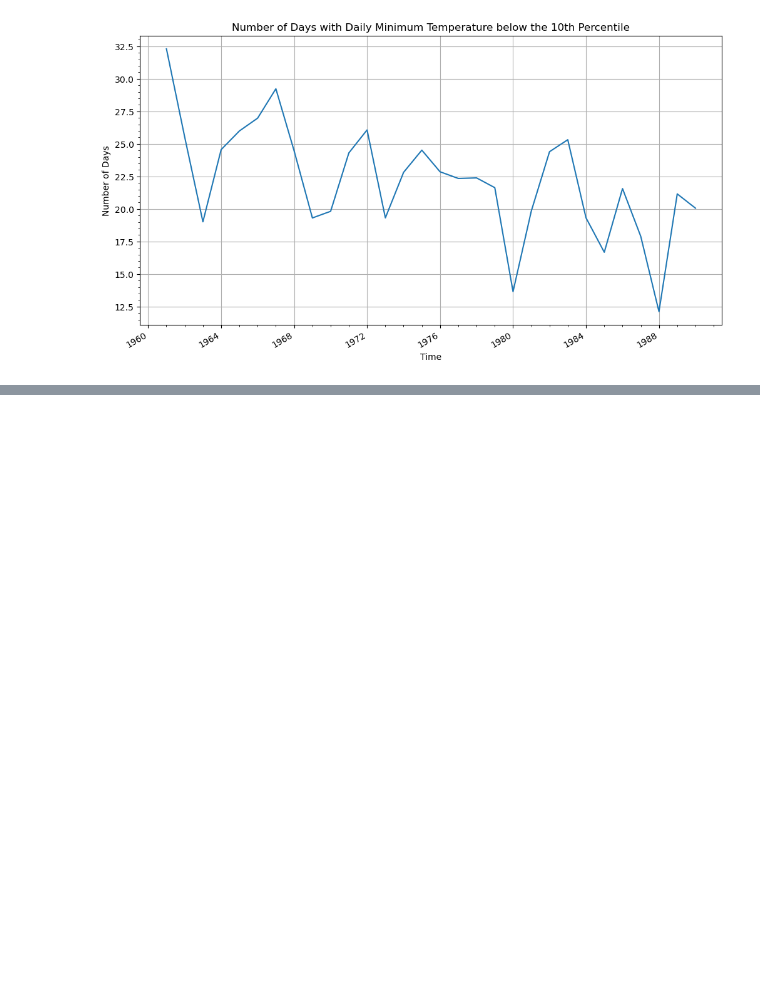
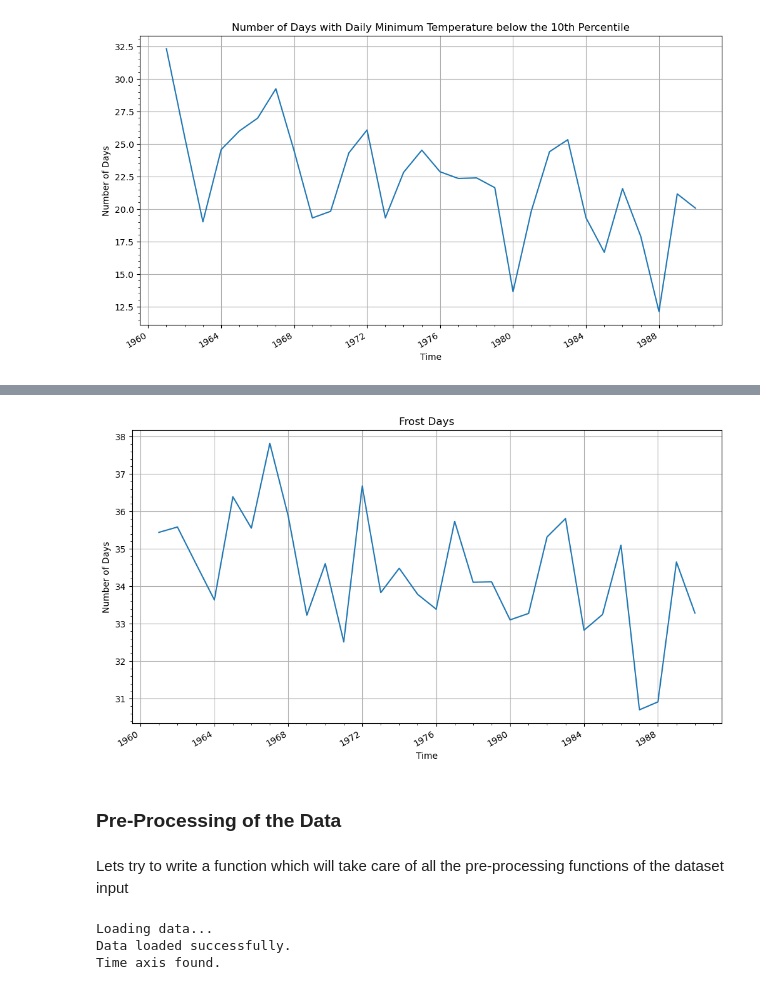
Before and after one commit to shiv3679/climate-indices, a Jupyter notebook: xclim/pre_data.ipynb, the cells around one changed output, grey strips where cells are left out. Cells and saved outputs as stored; diff of their text form; code cells hidden in the pictures; blank space fills up the shorter version.

```diff
--- a/xclim/pre_data.ipynb
+++ b/xclim/pre_data.ipynb
@@ -158,0 +221,23 @@ plt.show()
+# %%
+from xclim.indices import frost_days
+
+# Assuming the variable 'data' holds your xarray.Dataset and 't2m' is the daily minimum temperature
+frost_days_index = frost_days(data['t2m'], thresh='273.15 K')
+# %%
+frost_days_index_mean = frost_days_index.mean(dim=['latitude', 'longitude'])  # Averaging over the spatial dimensions
+
+# Plotting the time series
+plt.figure(figsize=(12, 6))
+frost_days_index_mean.plot()
+plt.title('Frost Days')
+plt.xlabel('Time')
+plt.ylabel('Number of Days')
+plt.grid(True)
+plt.minorticks_on()
+plt.show()
+# %% [output]
+[figure, added]
+# %% [markdown]
+### Pre-Processing of the Data
+# %% [markdown]
+Lets try to write a function which will take care of all the pre-processing functions of the dataset input
@@ -158,0 +291,8 @@ plt.show()
+# %%
+filepath = '/home/posiden/Documents/Datasets/era5/india.1960.1990.nc'
+
+test = pre_process(filepath)
+# %% [output]
+Loading data...
+Data loaded successfully.
+Time axis found.
```
Also changed, not shown: parts of 12 cells of this notebook.
